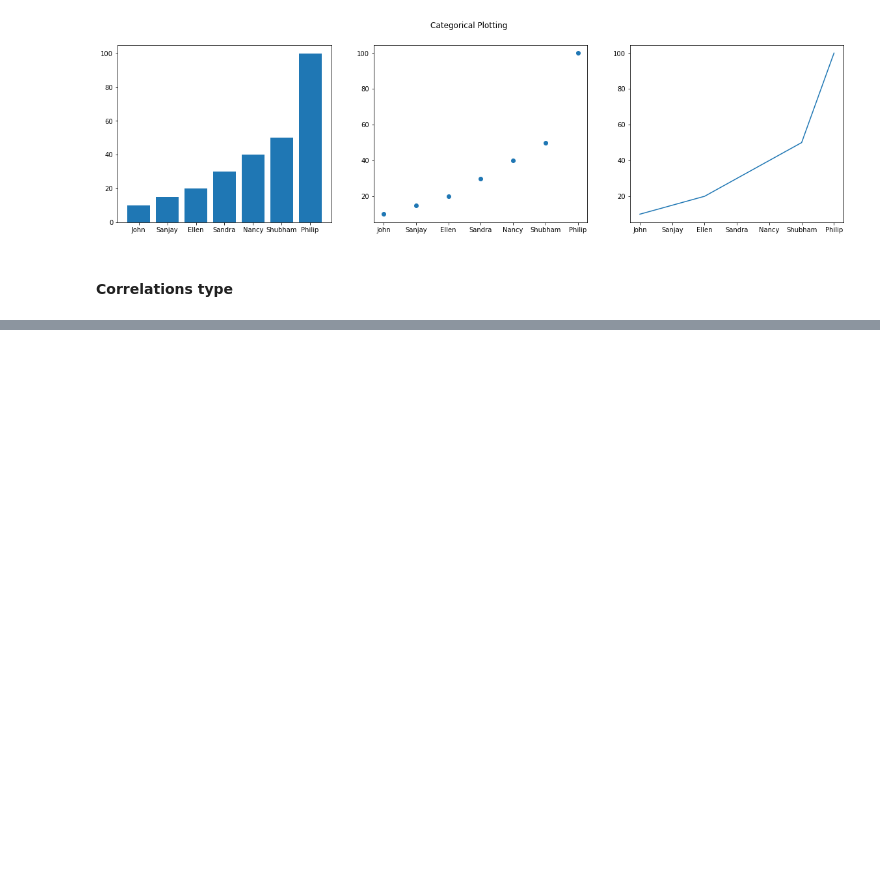
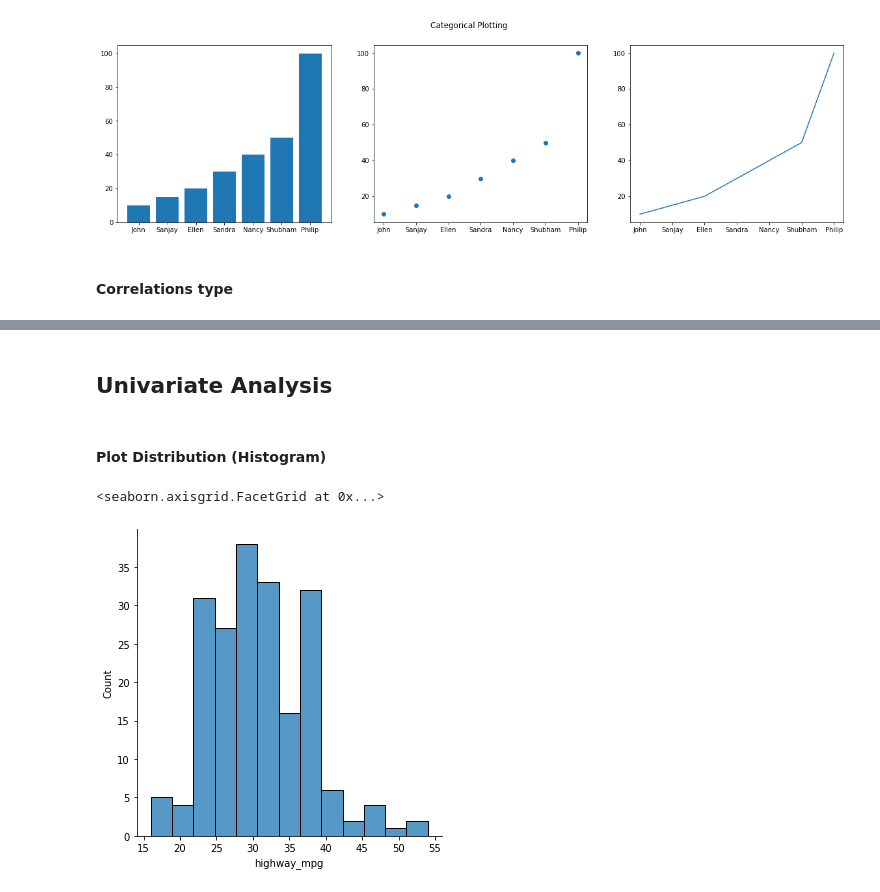
Before and after one commit to pwahane/tutorials, a Jupyter notebook: visualisation.ipynb, the cells around one changed output, grey strips where cells are left out. Saved outputs shown, nothing was run; the diff lists cells and outputs as text; code cells hidden in the pictures; blank space fills up the shorter version.

Commit message:
Add distribution types

```diff
--- a/visualisation.ipynb
+++ b/visualisation.ipynb
@@ -67,0 +108,9 @@ Text(0.5, 0.98, 'Categorical Plotting')
+# %% [markdown]
+## Univariate Analysis
+# %% [markdown]
+#### Plot Distribution (Histogram)
+# %%
+sns.displot(auto_data['highway_mpg'])
+# %% [output]
+<seaborn.axisgrid.FacetGrid at 0x...>
+[figure, added]
```
Also changed, not shown: parts of 9 cells of this notebook, 1 other file.
